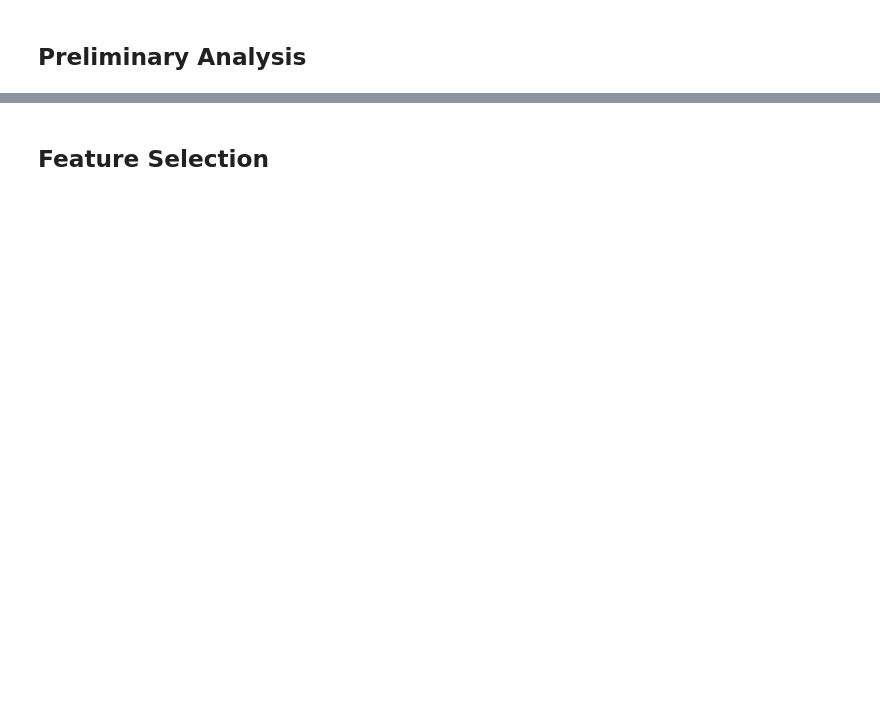
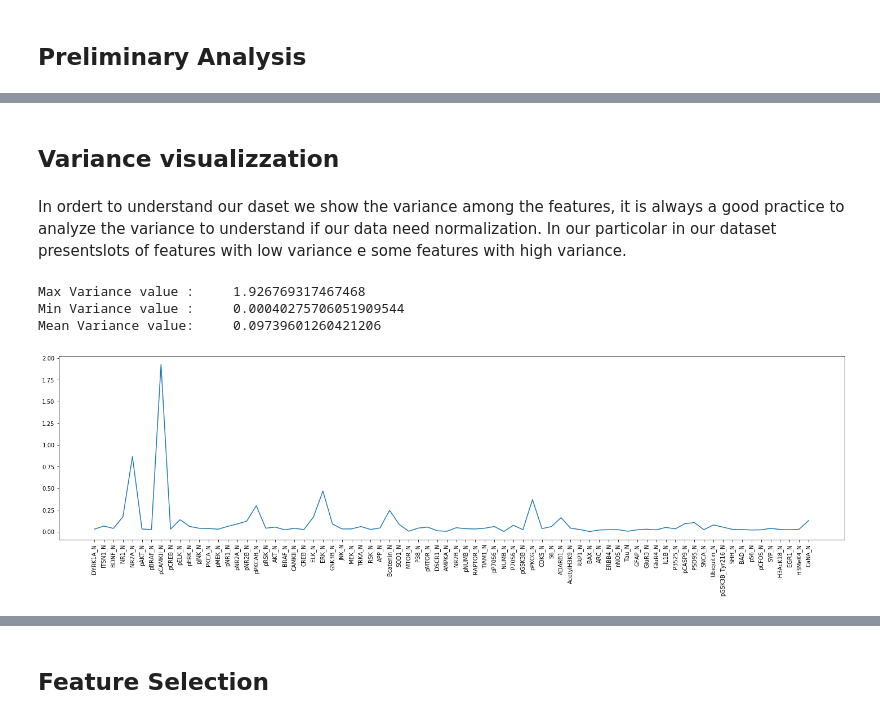
Before and after one commit to EmanuelSoda/ML_Homework, a Jupyter notebook: Homework.ipynb, the cells around one changed output, grey strips where cells are left out. Saved outputs shown, nothing was run; the diff lists cells and outputs as text; code cells hidden in the pictures; blank space fills up the shorter version.

```diff
--- a/Homework.ipynb
+++ b/Homework.ipynb
@@ -134,0 +93,19 @@ train
+# %% [markdown]
+## Variance visualizzation
+# %% [markdown]
+In ordert to understand our daset we show the variance among the features, it is always a good practice to analyze the variance to understand if our data need normalization. In our particolar in our dataset presentslots of features with low variance e some features with high variance.
+# %%
+def varianceVisualization(data):
+    print("Max Variance value :\t", data.var().max())
+    print("Min Variance value :\t", data.var().min())
+    print("Mean Variance value:\t", data.var().mean())
+    plt.figure(figsize = (25, 6))
+    plt.xticks(rotation = 90)
+    plt.plot(data.var())
+
+varianceVisualization(train)
+# %% [output]
+Max Variance value :     1.926769317467468
+Min Variance value :     0.00040275706051909544
+Mean Variance value:     0.09739601260421206
+[figure, added]
```
Also changed, not shown: parts of 71 cells of this notebook, 1 other file.
